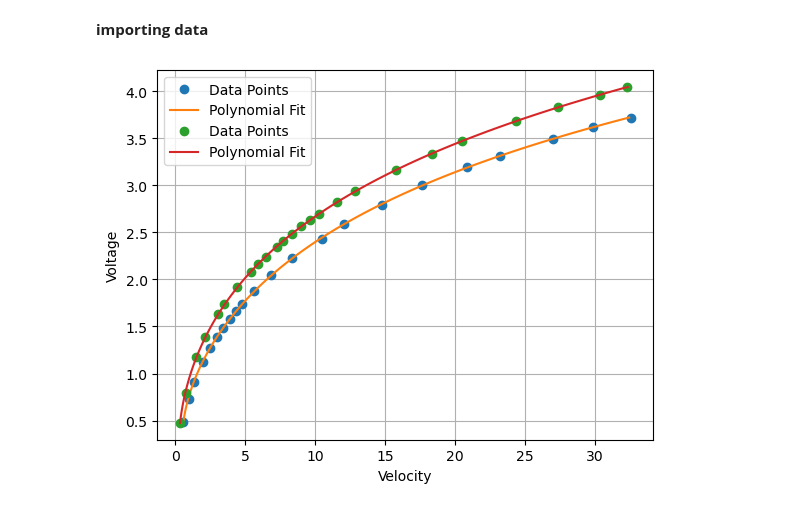
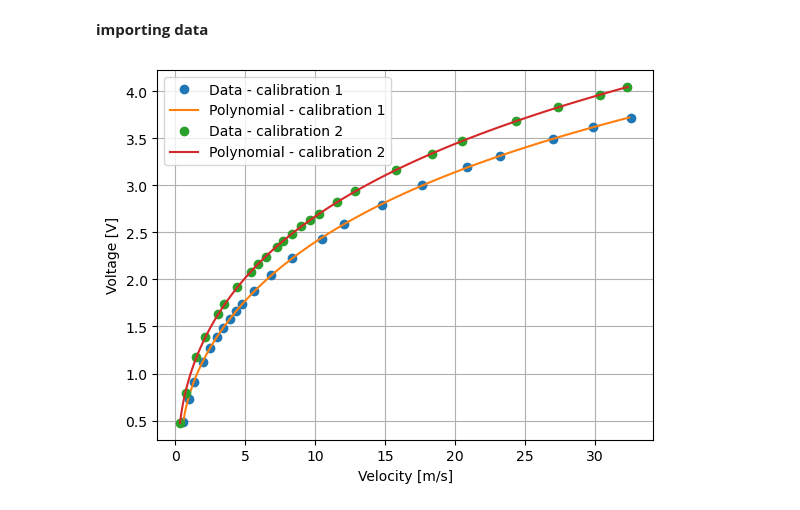
Before and after one commit to VictorLier/ExperimentalFluid, a Jupyter notebook: Hot-wire/calibration_marc.ipynb, the cells around one changed output. Cells and saved outputs as stored; diff of their text form; code cells hidden in the pictures.

```diff
--- a/Hot-wire/calibration_marc.ipynb
+++ b/Hot-wire/calibration_marc.ipynb
@@ -55,31 +55,31 @@ class calibration:
 # %%
 import pandas as pd
 import numpy as np
 import matplotlib.pyplot as plt
 
 cali_1 = calibration('Measurement\Data\Calibration1')
 cali_2 = calibration('Measurement\Data\Calibration2')
 
 
 # Generate voltage values for plotting
 voltage_values1 = np.linspace(min(cali_1.V), max(cali_1.V), 100)
 velocity_values1 = np.polyval(cali_1.coefficients, voltage_values1)
 
 voltage_values2 = np.linspace(min(cali_2.V), max(cali_2.V), 100)
 velocity_values2 = np.polyval(cali_2.coefficients, voltage_values2)
 
-plt.plot(cali_1.U, cali_1.V, 'o', label='Data Points')
-plt.plot(velocity_values1, voltage_values1, label='Polynomial Fit')
+plt.plot(cali_1.U, cali_1.V, 'o', label='Data - calibration 1')
+plt.plot(velocity_values1, voltage_values1, label='Polynomial - calibration 1')
 
-plt.plot(cali_2.U, cali_2.V, 'o', label='Data Points')
-plt.plot(velocity_values2, voltage_values2, label='Polynomial Fit')
+plt.plot(cali_2.U, cali_2.V, 'o', label='Data - calibration 2')
+plt.plot(velocity_values2, voltage_values2, label='Polynomial - calibration 2')
 
-plt.xlabel('Velocity')
-plt.ylabel('Voltage')
+plt.xlabel('Velocity [m/s]')
+plt.ylabel('Voltage [V]')
 plt.legend()
 plt.grid()
 plt.show()
 
 cali_2.save_coefficients('polynomial_coefficients.txt')
 # %% [output]
-[figure, old version]
+[figure, new version]
```
Also changed, not shown: 5 other files.
